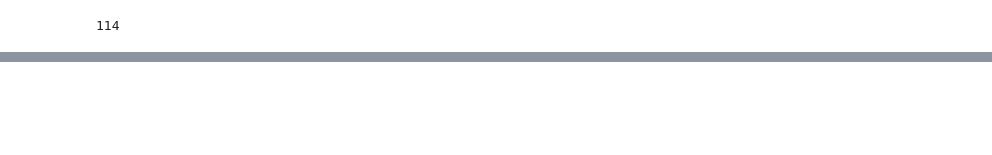
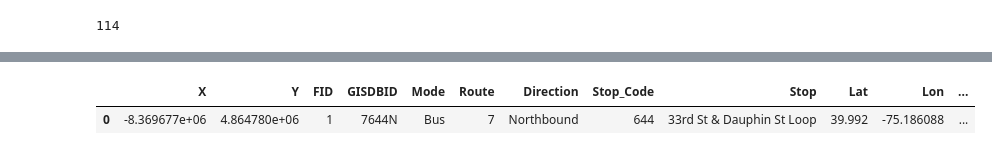
Before and after one commit to shawnthomas0507/SEPTA-Intelligence, a Jupyter notebook: SEPTA/testing..ipynb, the cells around one changed output, grey strips where cells are left out. Saved outputs shown, nothing was run; the diff lists cells and outputs as text; code cells hidden in the pictures; blank space fills up the shorter version.

```diff
--- a/SEPTA/testing..ipynb
+++ b/SEPTA/testing..ipynb
@@ -351,0 +441,5 @@ data[0]['attributes']
+# %%
+df4.head(1)
+# %% [output]
+|  | X | Y | FID | GISDBID | Mode | Route | Direction | Stop_Code | Stop | Lat | Lon | ... |
+| 0 | -8.369677e+06 | 4.864780e+06 | 1 | 7644N | Bus | 7 | Northbound | 644 | 33rd St & Dauphin St Loop | 39.992 | -75.186088 | ... |
```
Also changed, not shown: parts of 29 cells of this notebook, 4 other files.
